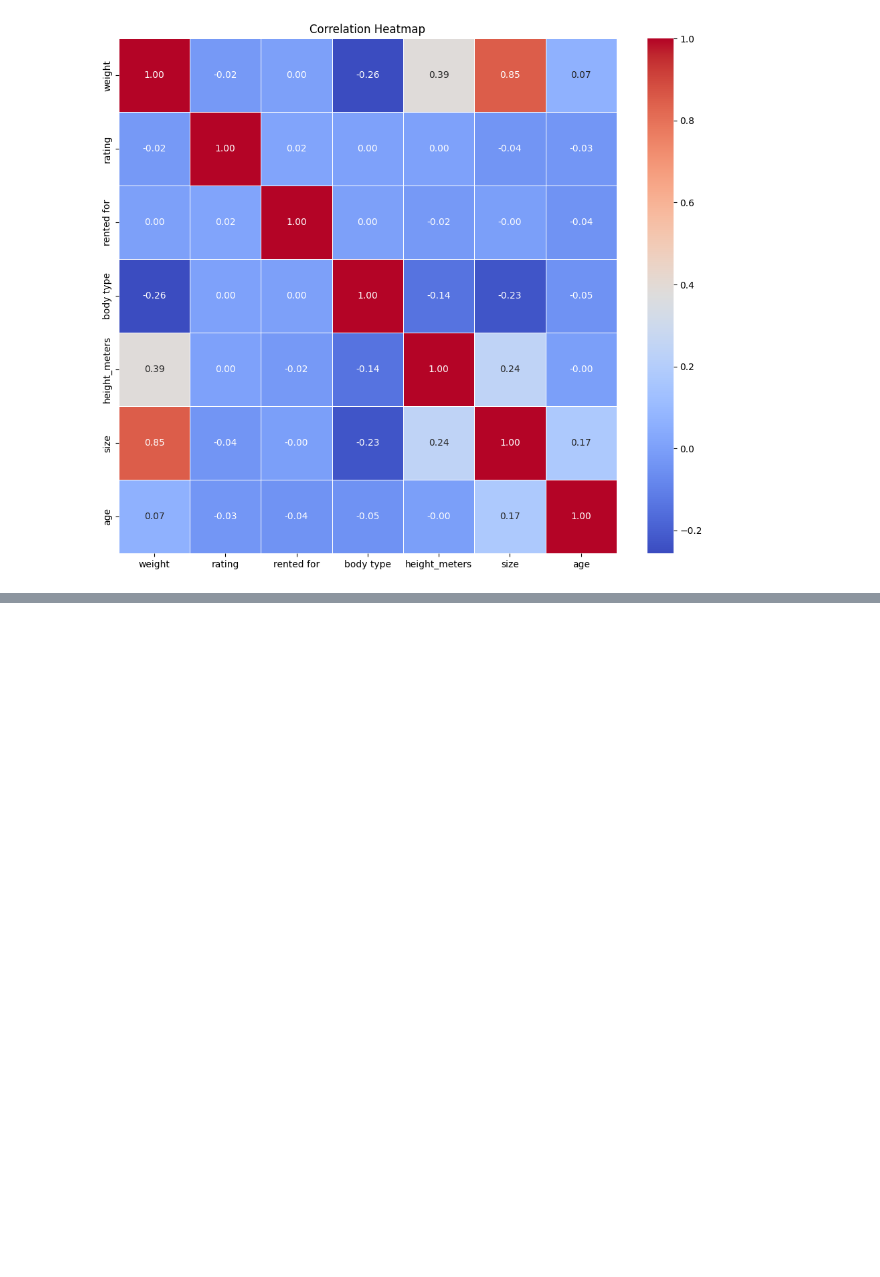
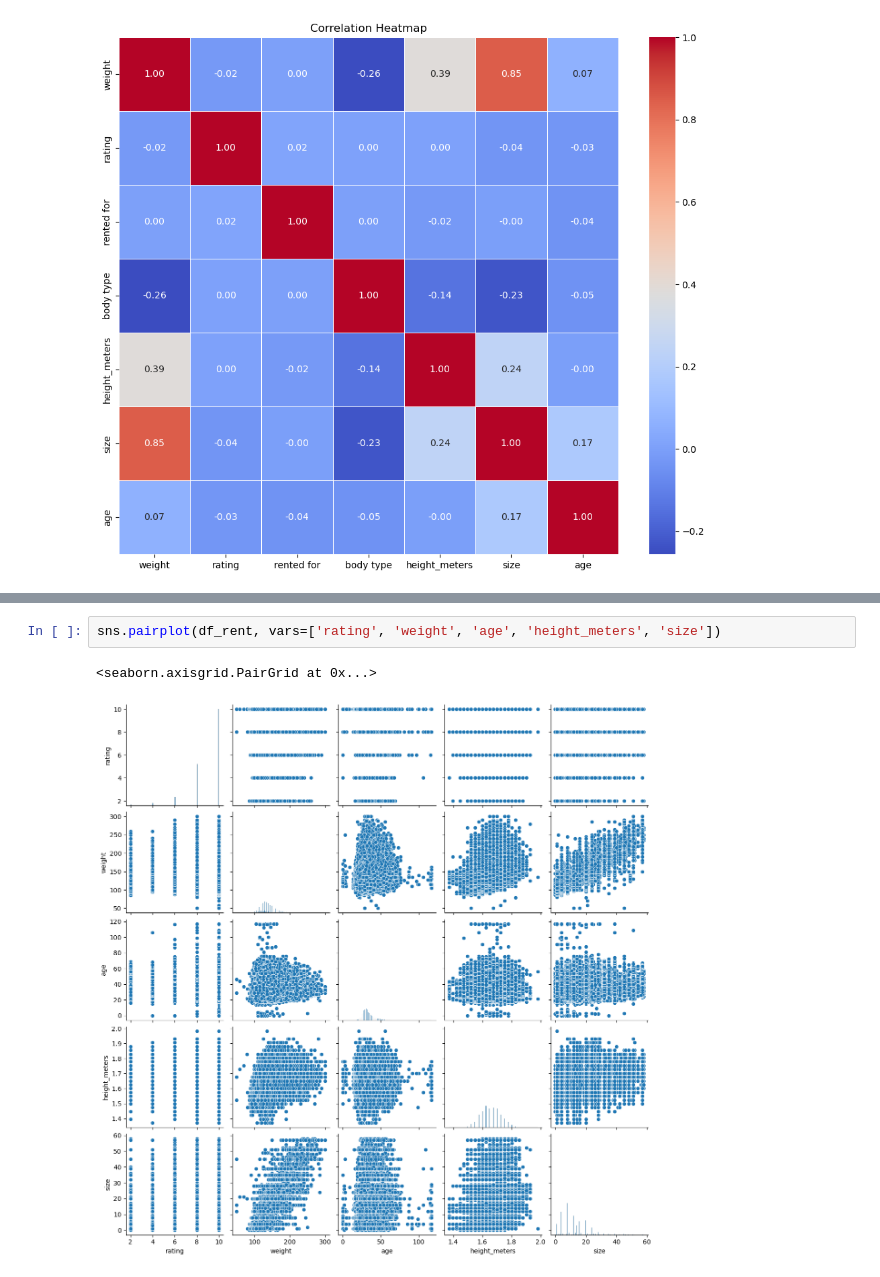
Before and after one commit to josephguzman03/Fashion-Recommendational-Systems, a Jupyter notebook: JosephsNotebook.ipynb, the cells around one changed output, grey strips where cells are left out. Saved outputs shown, nothing was run; the diff lists cells and outputs as text; blank space fills up the shorter version.

```diff
--- a/JosephsNotebook.ipynb
+++ b/JosephsNotebook.ipynb
@@ -222,0 +244,5 @@ See the caveats in the documentation: https://pandas.pydata.org/pandas-docs/stab
+# %%
+sns.pairplot(df_rent, vars=['rating', 'weight', 'age', 'height_meters', 'size'])
+# %% [output]
+<seaborn.axisgrid.PairGrid at 0x...>
+[figure, added]
```
Also changed, not shown: parts of 56 cells of this notebook, 1 other file.
